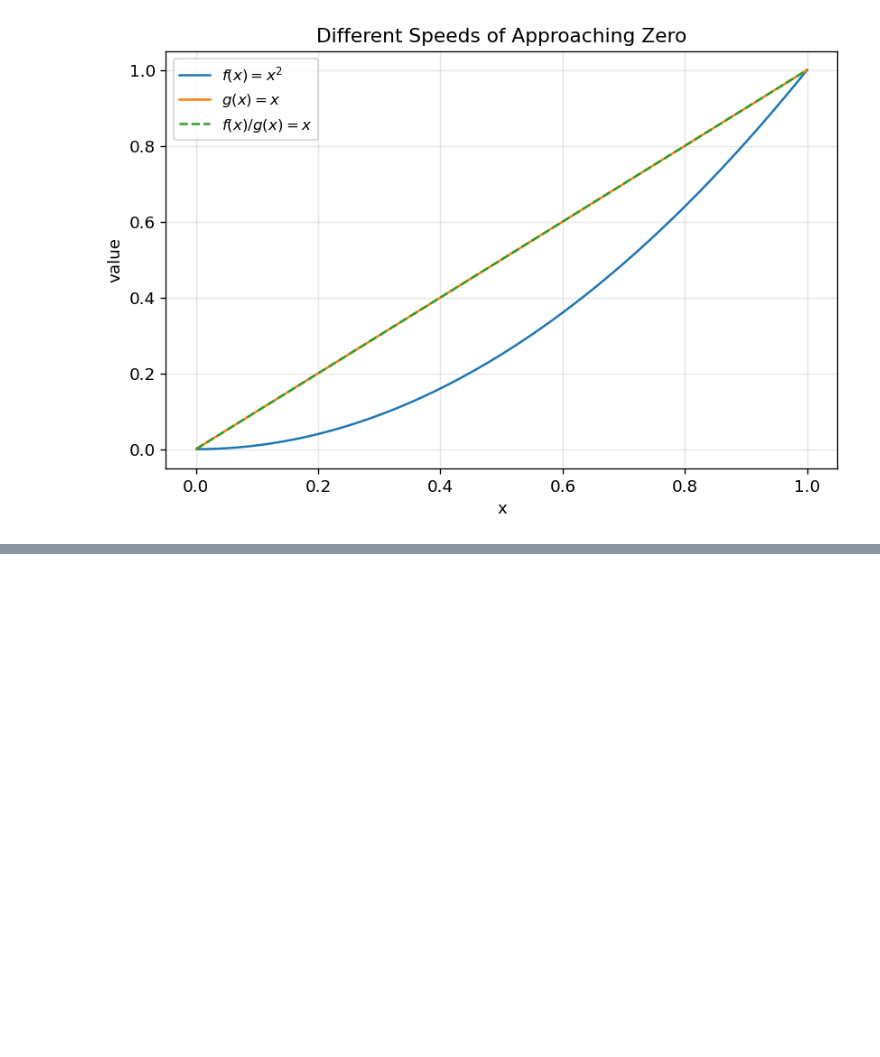
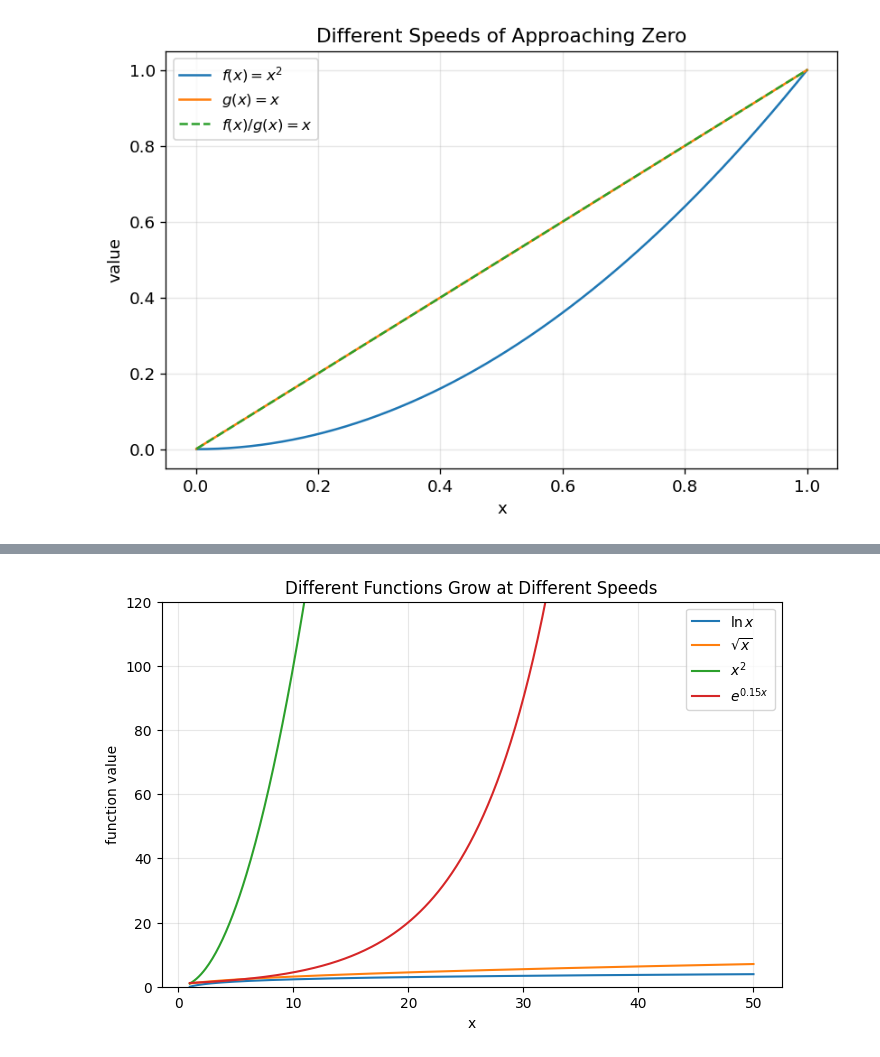
Before and after one commit to gisyaliny/math, a Jupyter notebook: docs/AdvanceMath/Chapter3-Lhopital-rule.ipynb, the cells around one changed output, grey strips where cells are left out. Saved outputs shown, nothing was run; the diff lists cells and outputs as text; code cells hidden in the pictures; blank space fills up the shorter version.

```diff
--- a/docs/AdvanceMath/Chapter3-Lhopital-rule.ipynb
+++ b/docs/AdvanceMath/Chapter3-Lhopital-rule.ipynb
@@ -349,0 +673,26 @@ plt.show()
+# %%
+import numpy as np
+import matplotlib.pyplot as plt
+
+x = np.linspace(1, 50, 500)
+
+log_x = np.log(x)
+sqrt_x = np.sqrt(x)
+x_power = x**2
+exp_x = np.exp(0.15 * x)
+
+plt.figure(figsize=(8, 5))
+plt.plot(x, log_x, label=r"$\ln x$")
+plt.plot(x, sqrt_x, label=r"$\sqrt{x}$")
+plt.plot(x, x_power, label=r"$x^2$")
+plt.plot(x, exp_x, label=r"$e^{0.15x}$")
+
+plt.ylim(0, 120)
+plt.xlabel("x")
+plt.ylabel("function value")
+plt.title("Different Functions Grow at Different Speeds")
+plt.legend()
+plt.grid(True, alpha=0.3)
+plt.show()
+# %% [output]
+[figure, added]
```
Also changed, not shown: parts of 17 cells of this notebook, 5 other files.
